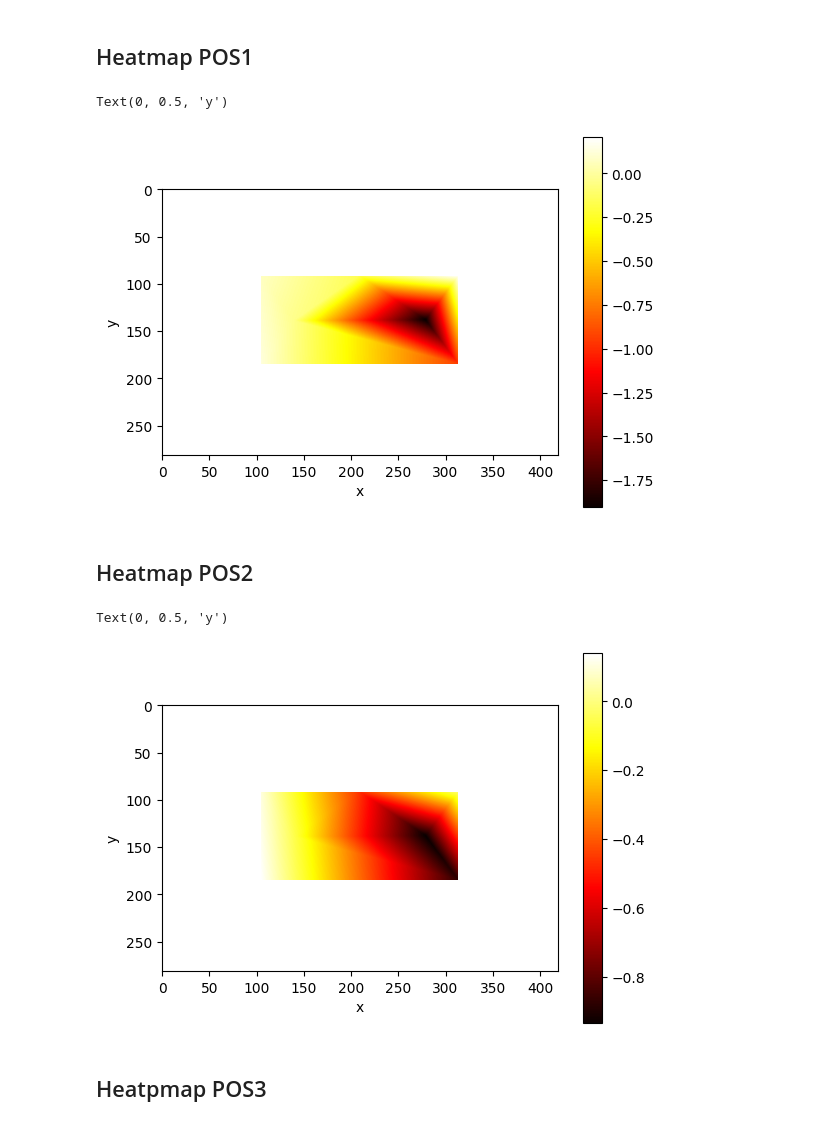
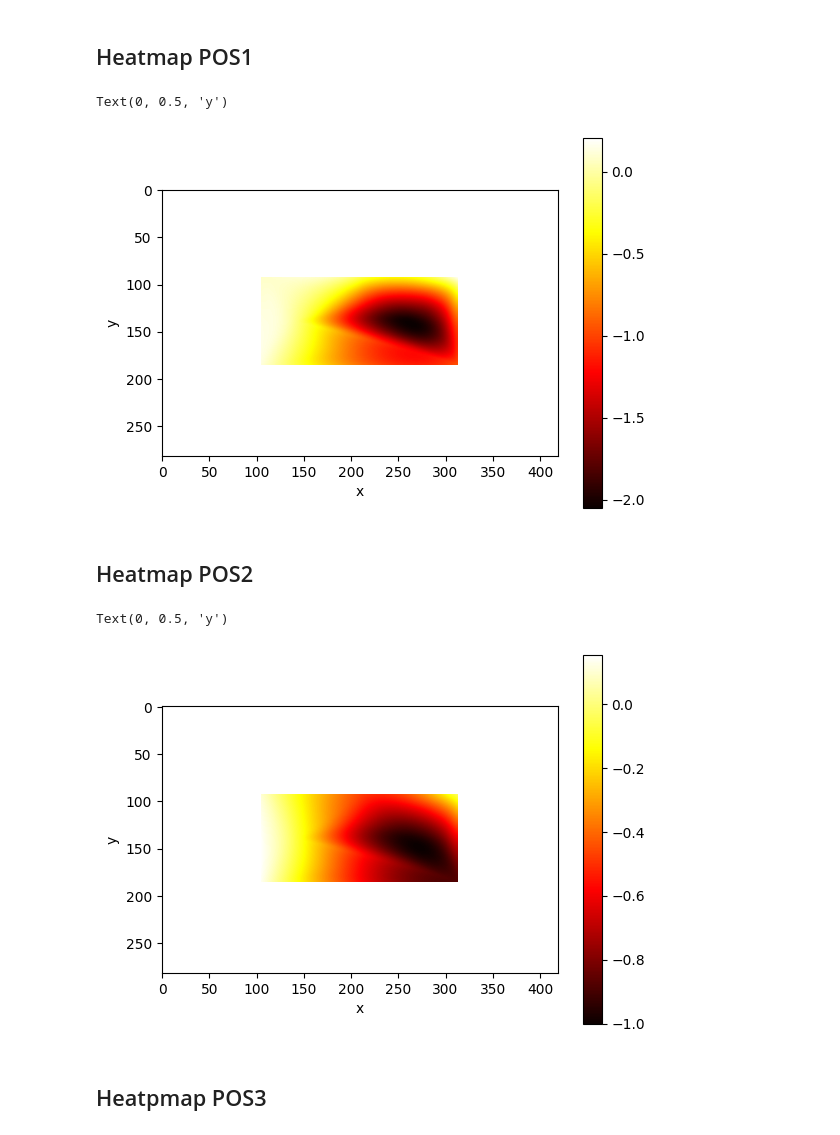
Before and after one commit to NicolasLSchneebeli/IC-TesteInicial, a Jupyter notebook: Teste1-Tapete.ipynb, the cells around one changed output. Saved outputs shown, nothing was run; the diff lists cells and outputs as text; code cells hidden in the pictures.

```diff
--- a/Teste1-Tapete.ipynb
+++ b/Teste1-Tapete.ipynb
@@ -746,17 +736,17 @@ for i in range (0,tapetepos.shape[0]):
             locC1[6]=([i,j-1])
             FC1[6]=tapeteposC1[i][j]
 # %%
-interp_forcasC1= griddata(locC1,FC1,(xx,yy))
+interp_forcasC1= griddata(locC1,FC1,(xx,yy),method='cubic')
 
 
 im1=plt.imshow(interp_forcasC1 , cmap="hot")
 
 plt.colorbar(im1)
 plt.xlabel('x')
 plt.ylabel('y')
 # %% [output]
 Text(0, 0.5, 'y')
-[figure, old version]
+[figure, new version]
 # %% [markdown]
 ## Heatmap POS2
 # %%
@@ -802,7 +792,7 @@ for i in range (0,tapetepos.shape[0]):
             locC2[6]=([i,j-1])
             FC2[6]=tapeteposC2[i][j]
 # %%
-interp_forcasC2= griddata(locC2,FC2,(xx,yy))
+interp_forcasC2= griddata(locC2,FC2,(xx,yy),method='cubic')
 
 
 im1=plt.imshow(interp_forcasC2 , cmap="hot")
@@ -812,7 +802,7 @@ plt.xlabel('x')
 plt.ylabel('y')
 # %% [output]
 Text(0, 0.5, 'y')
-[figure, old version]
+[figure, new version]
 # %% [markdown]
 ## Heatpmap POS3
 # %%
```
Also changed, not shown: parts of 39 cells of this notebook, 1 other file.
